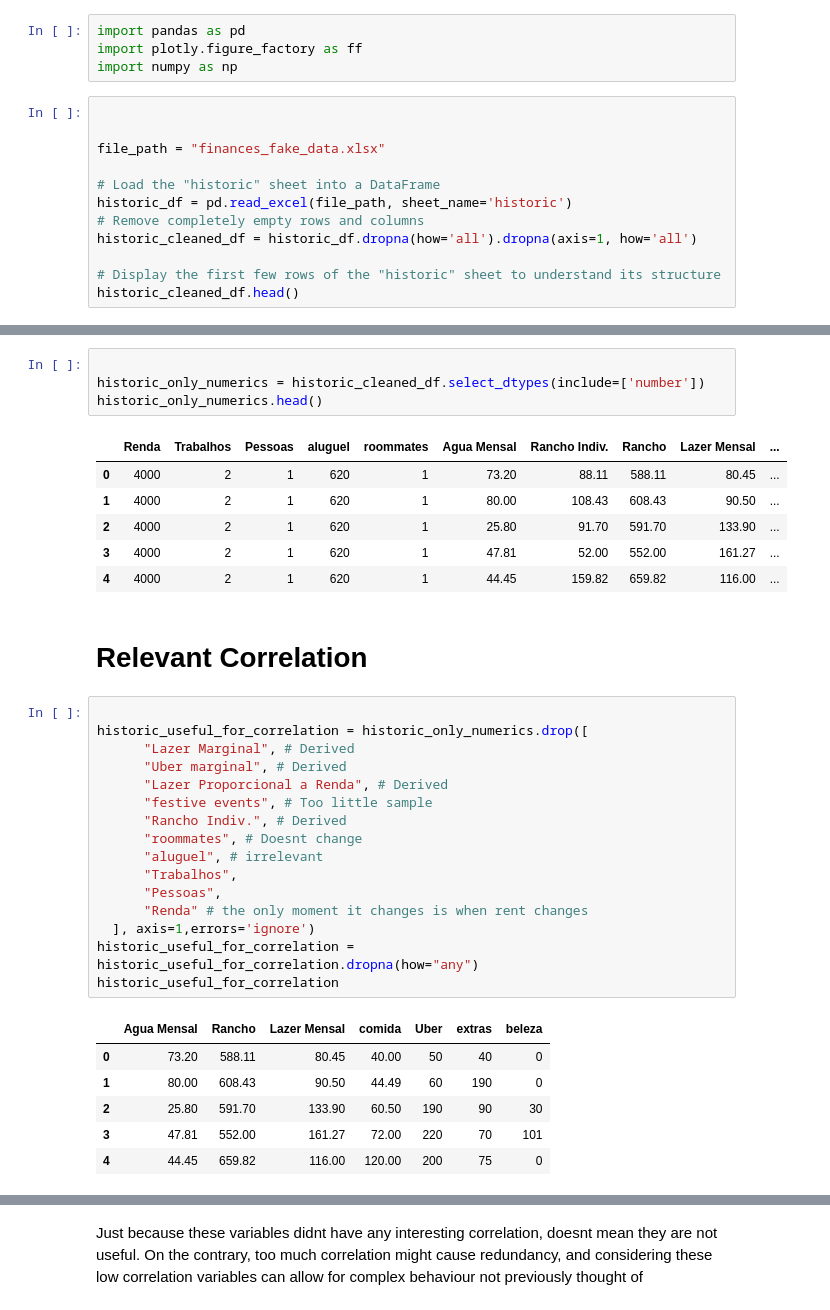
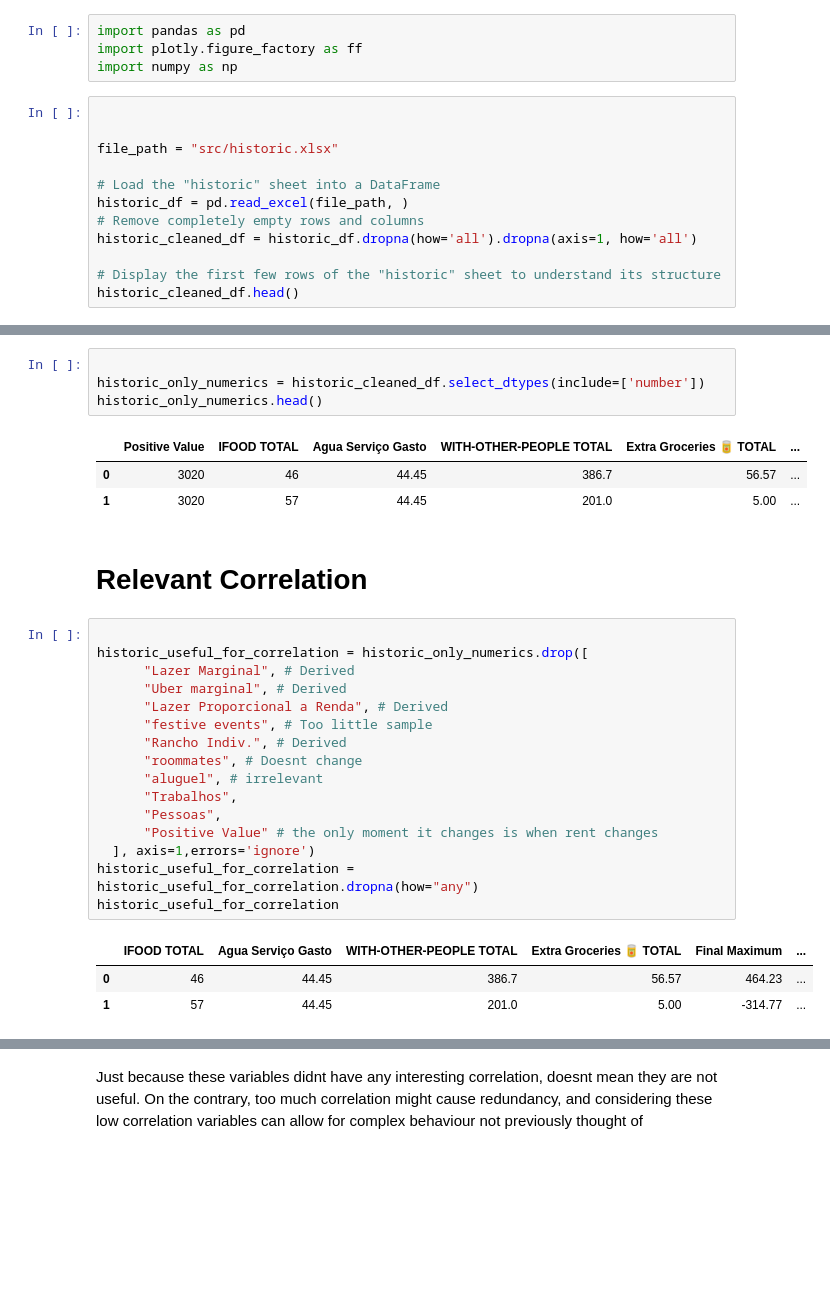
Before and after one commit to emilymarquessalum/personal_finances_analysis, a Jupyter notebook: finances.ipynb, the cells around one changed output, grey strips where cells are left out. Saved outputs shown, nothing was run; the diff lists cells and outputs as text; blank space fills up the shorter version.

```diff
--- a/finances.ipynb
+++ b/finances.ipynb
@@ -21,10 +21,10 @@ import numpy as np
 # %%
 
 
-file_path = "finances_fake_data.xlsx"
+file_path = "src/historic.xlsx"
 
 # Load the "historic" sheet into a DataFrame
-historic_df = pd.read_excel(file_path, sheet_name='historic')
+historic_df = pd.read_excel(file_path, )
 # Remove completely empty rows and columns
 historic_cleaned_df = historic_df.dropna(how='all').dropna(axis=1, how='all')
 
@@ -92,37 +80,31 @@ errors='ignore' is deprecated and will raise in a future version. Use to_numeric
 historic_only_numerics = historic_cleaned_df.select_dtypes(include=['number'])
 historic_only_numerics.head()
 # %% [output]
-|  | Renda | Trabalhos | Pessoas | aluguel | roommates | Agua Mensal | Rancho Indiv. | Rancho | Lazer Mensal | ... |
-| 0 | 4000 | 2 | 1 | 620 | 1 | 73.20 | 88.11 | 588.11 | 80.45 | ... |
-| 1 | 4000 | 2 | 1 | 620 | 1 | 80.00 | 108.43 | 608.43 | 90.50 | ... |
-| 2 | 4000 | 2 | 1 | 620 | 1 | 25.80 | 91.70 | 591.70 | 133.90 | ... |
-| 3 | 4000 | 2 | 1 | 620 | 1 | 47.81 | 52.00 | 552.00 | 161.27 | ... |
-| 4 | 4000 | 2 | 1 | 620 | 1 | 44.45 | 159.82 | 659.82 | 116.00 | ... |
+|  | Positive Value | IFOOD TOTAL | Agua Serviço Gasto | WITH-OTHER-PEOPLE TOTAL | Extra Groceries 🥫 TOTAL | ... |
+| 0 | 3020 | 46 | 44.45 | 386.7 | 56.57 | ... |
+| 1 | 3020 | 57 | 44.45 | 201.0 | 5.00 | ... |
 # %% [markdown]
 # Relevant Correlation
 # %%
 
 historic_useful_for_correlation = historic_only_numerics.drop([
       "Lazer Marginal", # Derived
       "Uber marginal", # Derived
       "Lazer Proporcional a Renda", # Derived
       "festive events", # Too little sample
       "Rancho Indiv.", # Derived
       "roommates", # Doesnt change
       "aluguel", # irrelevant
       "Trabalhos",
       "Pessoas",
-      "Renda" # the only moment it changes is when rent changes
+      "Positive Value" # the only moment it changes is when rent changes
   ], axis=1,errors='ignore')
 historic_useful_for_correlation = historic_useful_for_correlation.dropna(how="any")
 historic_useful_for_correlation
 # %% [output]
-|  | Agua Mensal | Rancho | Lazer Mensal | comida | Uber | extras | beleza |
-| 0 | 73.20 | 588.11 | 80.45 | 40.00 | 50 | 40 | 0 |
-| 1 | 80.00 | 608.43 | 90.50 | 44.49 | 60 | 190 | 0 |
-| 2 | 25.80 | 591.70 | 133.90 | 60.50 | 190 | 90 | 30 |
-| 3 | 47.81 | 552.00 | 161.27 | 72.00 | 220 | 70 | 101 |
-| 4 | 44.45 | 659.82 | 116.00 | 120.00 | 200 | 75 | 0 |
+|  | IFOOD TOTAL | Agua Serviço Gasto | WITH-OTHER-PEOPLE TOTAL | Extra Groceries 🥫 TOTAL | Final Maximum | ... |
+| 0 | 46 | 44.45 | 386.7 | 56.57 | 464.23 | ... |
+| 1 | 57 | 44.45 | 201.0 | 5.00 | -314.77 | ... |
 # %%
 
 corr = historic_useful_for_correlation.corr()
```
Also changed, not shown: parts of 14 cells of this notebook, 5 other files.
